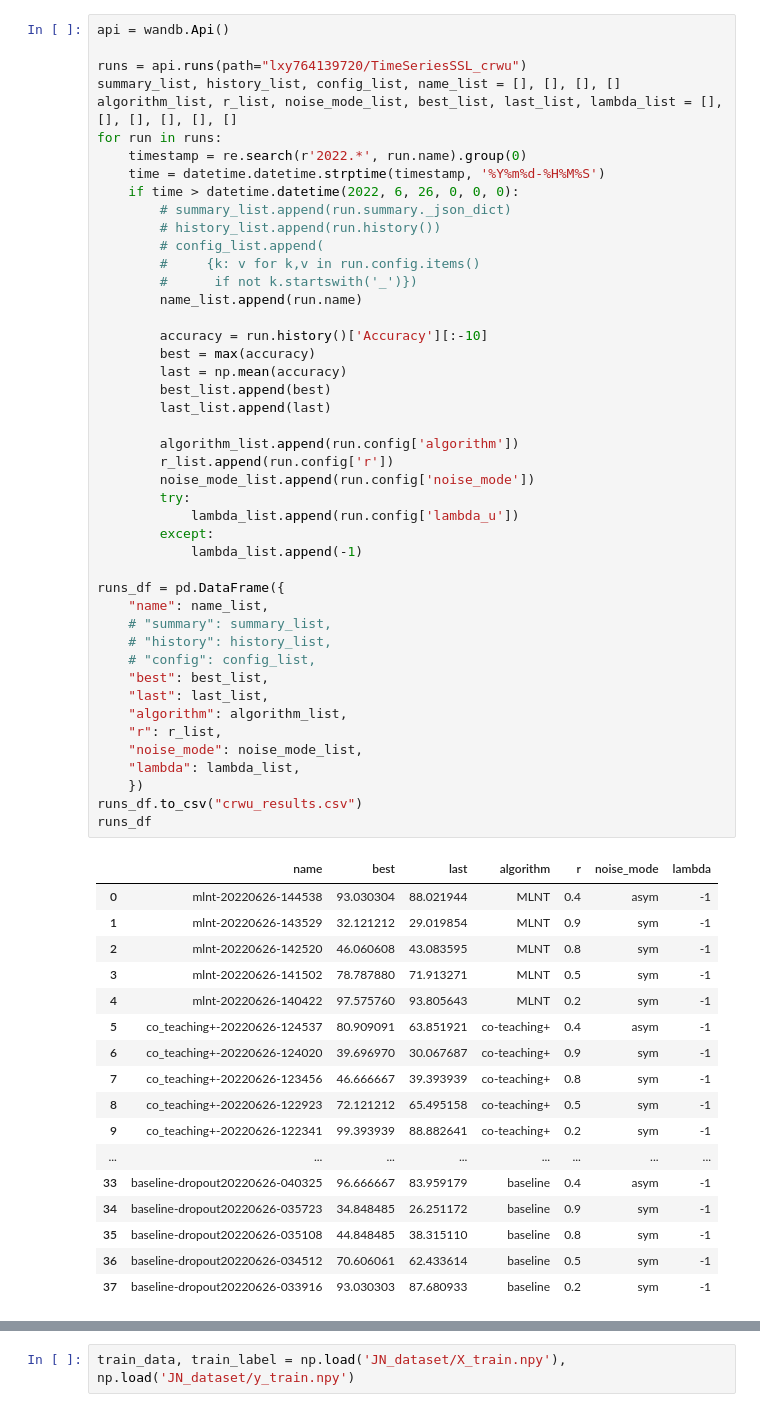
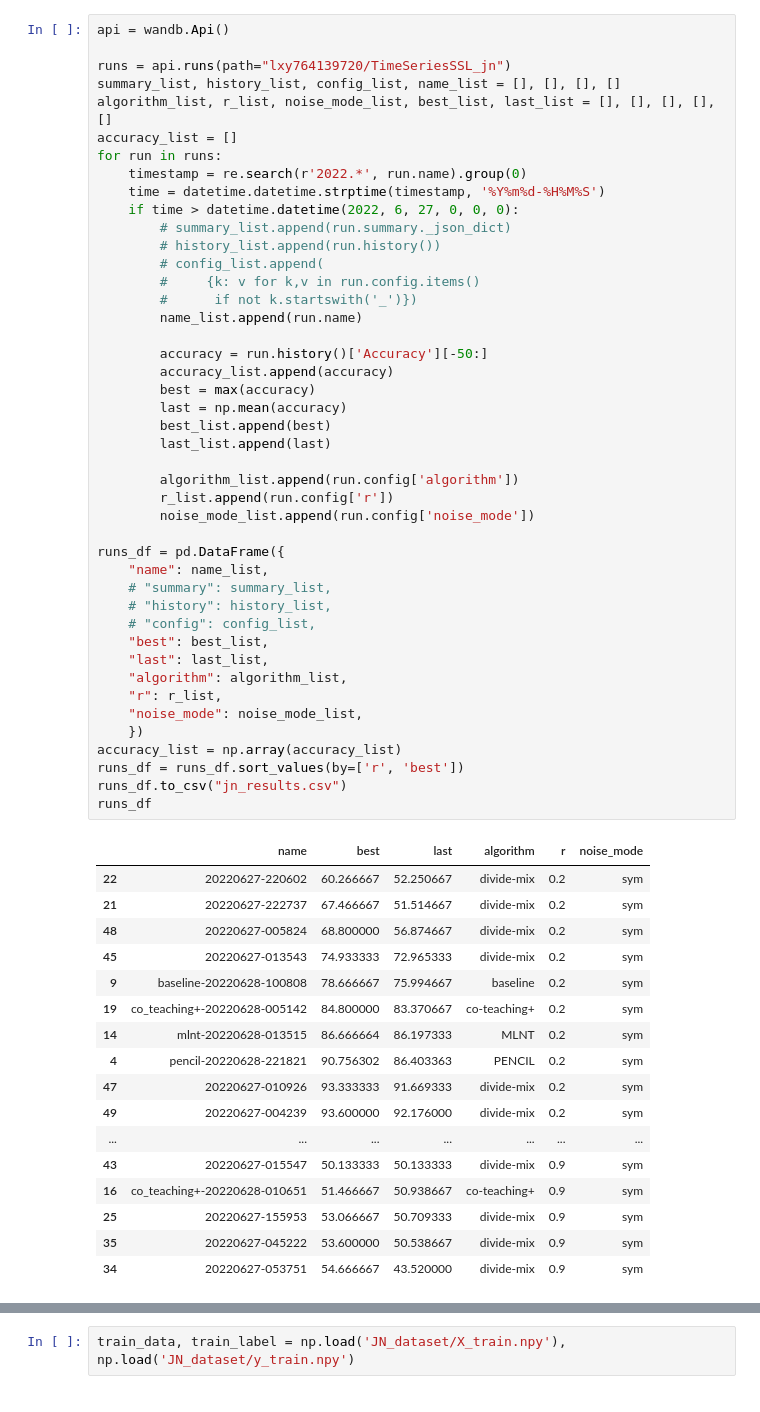
Before and after one commit to lxy764139720/TimeSeriesSSL, a Jupyter notebook: measure_data.ipynb, the cells around one changed output, grey strips where cells are left out. Saved outputs shown, nothing was run; the diff lists cells and outputs as text.

```diff
--- a/measure_data.ipynb
+++ b/measure_data.ipynb
@@ -7,63 +244,62 @@ import wandb
 # %%
 api = wandb.Api()
 
-runs = api.runs(path="lxy764139720/TimeSeriesSSL_crwu")
+runs = api.runs(path="lxy764139720/TimeSeriesSSL_jn")
 summary_list, history_list, config_list, name_list = [], [], [], []
-algorithm_list, r_list, noise_mode_list, best_list, last_list, lambda_list = [], [], [], [], [], []
+algorithm_list, r_list, noise_mode_list, best_list, last_list = [], [], [], [], []
+accuracy_list = []
 for run in runs:
     timestamp = re.search(r'2022.*', run.name).group(0)
     time = datetime.datetime.strptime(timestamp, '%Y%m%d-%H%M%S')
-    if time > datetime.datetime(2022, 6, 26, 0, 0, 0):
+    if time > datetime.datetime(2022, 6, 27, 0, 0, 0):
         # summary_list.append(run.summary._json_dict)
         # history_list.append(run.history())
         # config_list.append(
         #     {k: v for k,v in run.config.items()
         #      if not k.startswith('_')})
         name_list.append(run.name)
 
-        accuracy = run.history()['Accuracy'][:-10]
+        accuracy = run.history()['Accuracy'][-50:]
+        accuracy_list.append(accuracy)
         best = max(accuracy)
         last = np.mean(accuracy)
         best_list.append(best)
         last_list.append(last)
 
         algorithm_list.append(run.config['algorithm'])
         r_list.append(run.config['r'])
         noise_mode_list.append(run.config['noise_mode'])
-        try:
-            lambda_list.append(run.config['lambda_u'])
-        except:
-            lambda_list.append(-1)
 
 runs_df = pd.DataFrame({
     "name": name_list,
     # "summary": summary_list,
     # "history": history_list,
     # "config": config_list,
     "best": best_list,
     "last": last_list,
     "algorithm": algorithm_list,
     "r": r_list,
     "noise_mode": noise_mode_list,
-    "lambda": lambda_list,
     })
-runs_df.to_csv("crwu_results.csv")
+accuracy_list = np.array(accuracy_list)
+runs_df = runs_df.sort_values(by=['r', 'best'])
+runs_df.to_csv("jn_results.csv")
 runs_df
 # %% [output]
-|  | name | best | last | algorithm | r | noise_mode | lambda |
-| 0 | mlnt-20220626-144538 | 93.030304 | 88.021944 | MLNT | 0.4 | asym | -1 |
-| 1 | mlnt-20220626-143529 | 32.121212 | 29.019854 | MLNT | 0.9 | sym | -1 |
-| 2 | mlnt-20220626-142520 | 46.060608 | 43.083595 | MLNT | 0.8 | sym | -1 |
-| 3 | mlnt-20220626-141502 | 78.787880 | 71.913271 | MLNT | 0.5 | sym | -1 |
-| 4 | mlnt-20220626-140422 | 97.575760 | 93.805643 | MLNT | 0.2 | sym | -1 |
-| 5 | co_teaching+-20220626-124537 | 80.909091 | 63.851921 | co-teaching+ | 0.4 | asym | -1 |
-| 6 | co_teaching+-20220626-124020 | 39.696970 | 30.067687 | co-teaching+ | 0.9 | sym | -1 |
-| 7 | co_teaching+-20220626-123456 | 46.666667 | 39.393939 | co-teaching+ | 0.8 | sym | -1 |
-| 8 | co_teaching+-20220626-122923 | 72.121212 | 65.495158 | co-teaching+ | 0.5 | sym | -1 |
-| 9 | co_teaching+-20220626-122341 | 99.393939 | 88.882641 | co-teaching+ | 0.2 | sym | -1 |
-| ... | ... | ... | ... | ... | ... | ... | ... |
-| 33 | baseline-dropout20220626-040325 | 96.666667 | 83.959179 | baseline | 0.4 | asym | -1 |
-| 34 | baseline-dropout20220626-035723 | 34.848485 | 26.251172 | baseline | 0.9 | sym | -1 |
-| 35 | baseline-dropout20220626-035108 | 44.848485 | 38.315110 | baseline | 0.8 | sym | -1 |
-| 36 | baseline-dropout20220626-034512 | 70.606061 | 62.433614 | baseline | 0.5 | sym | -1 |
-| 37 | baseline-dropout20220626-033916 | 93.030303 | 87.680933 | baseline | 0.2 | sym | -1 |
+|  | name | best | last | algorithm | r | noise_mode |
+| 22 | 20220627-220602 | 60.266667 | 52.250667 | divide-mix | 0.2 | sym |
+| 21 | 20220627-222737 | 67.466667 | 51.514667 | divide-mix | 0.2 | sym |
+| 48 | 20220627-005824 | 68.800000 | 56.874667 | divide-mix | 0.2 | sym |
+| 45 | 20220627-013543 | 74.933333 | 72.965333 | divide-mix | 0.2 | sym |
+| 9 | baseline-20220628-100808 | 78.666667 | 75.994667 | baseline | 0.2 | sym |
+| 19 | co_teaching+-20220628-005142 | 84.800000 | 83.370667 | co-teaching+ | 0.2 | sym |
+| 14 | mlnt-20220628-013515 | 86.666664 | 86.197333 | MLNT | 0.2 | sym |
+| 4 | pencil-20220628-221821 | 90.756302 | 86.403363 | PENCIL | 0.2 | sym |
+| 47 | 20220627-010926 | 93.333333 | 91.669333 | divide-mix | 0.2 | sym |
+| 49 | 20220627-004239 | 93.600000 | 92.176000 | divide-mix | 0.2 | sym |
+| ... | ... | ... | ... | ... | ... | ... |
+| 43 | 20220627-015547 | 50.133333 | 50.133333 | divide-mix | 0.9 | sym |
+| 16 | co_teaching+-20220628-010651 | 51.466667 | 50.938667 | co-teaching+ | 0.9 | sym |
+| 25 | 20220627-155953 | 53.066667 | 50.709333 | divide-mix | 0.9 | sym |
+| 35 | 20220627-045222 | 53.600000 | 50.538667 | divide-mix | 0.9 | sym |
+| 34 | 20220627-053751 | 54.666667 | 43.520000 | divide-mix | 0.9 | sym |
```
Also changed, not shown: parts of 12 cells of this notebook, 21 other files.
